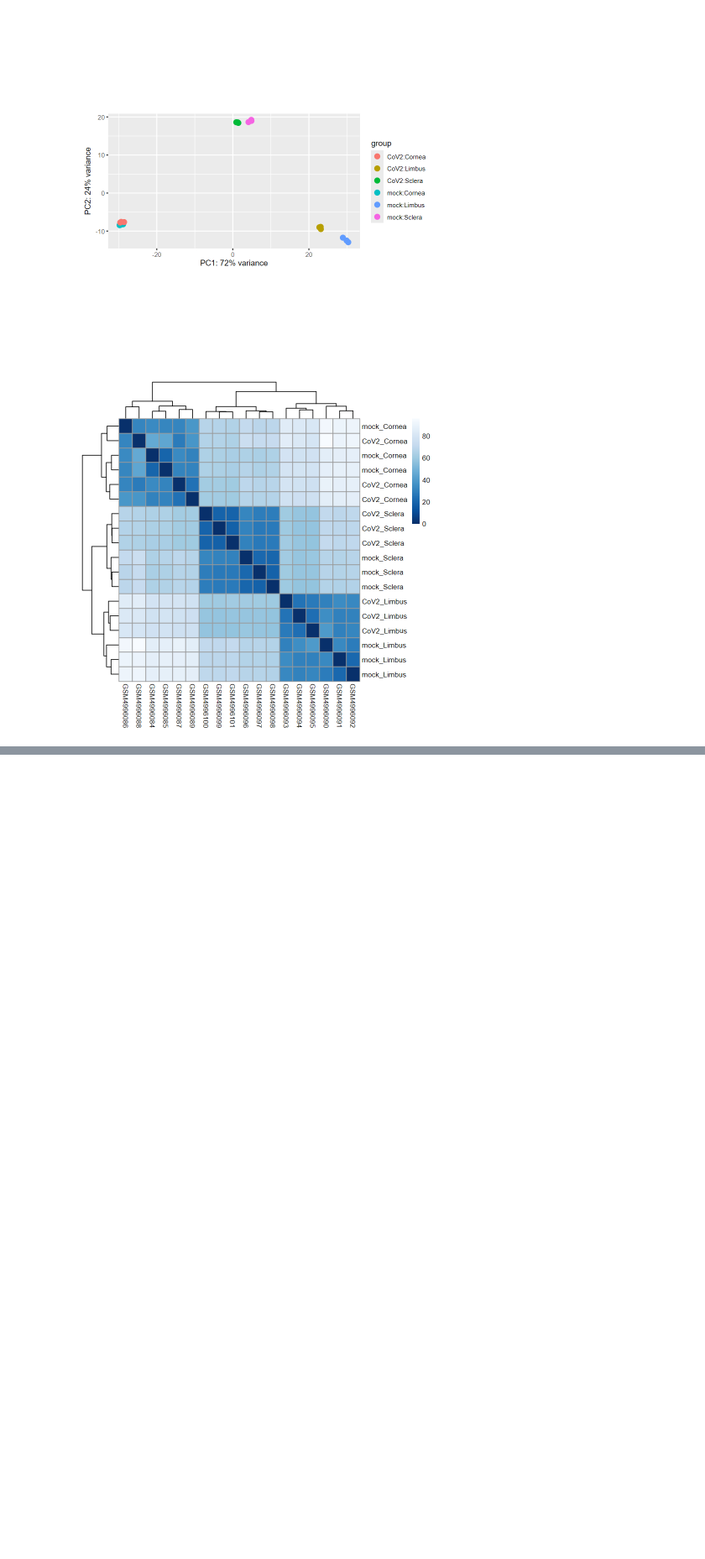
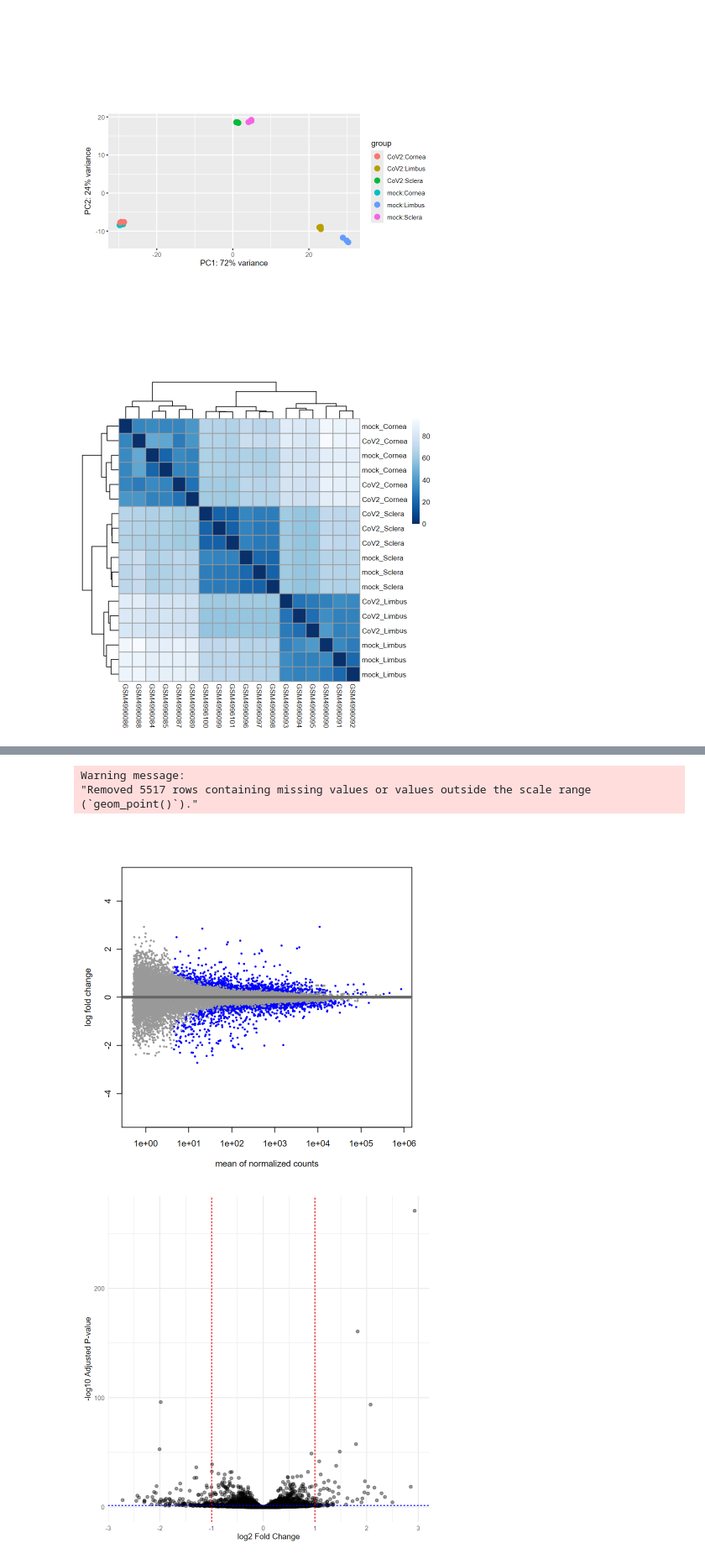
Before and after one commit to meshik/bioinformatics-code-hub, a Jupyter notebook: transcriptomics/bulk/DESeq2/r.ipynb, the cells around one changed output, grey strips where cells are left out. Shown at 84% size. Drawn from its saved outputs; the diff is of its cells as text; code cells hidden in the pictures; blank space fills up the shorter version.

Commit message:
initial differential expression plots

```diff
--- a/transcriptomics/bulk/DESeq2/r.ipynb
+++ b/transcriptomics/bulk/DESeq2/r.ipynb
@@ -175,0 +198,21 @@ low counts [2]     : 5517, 23%
+# %%
+## Now let's visualize differential expression
+library(ggplot2, quietly = TRUE)
+# MA-plot
+plotMA(res, ylim = c(-5, 5))
+
+# Volcano plot
+res$gene <- rownames(res)
+ggplot(res, aes(x = log2FoldChange, y = -log10(padj))) +
+  geom_point(alpha = 0.4) +
+  theme_minimal() +
+  xlab("log2 Fold Change") +
+  ylab("-log10 Adjusted P-value") +
+  geom_vline(xintercept = c(-1, 1), col = "red", linetype = "dashed") +
+  geom_hline(yintercept = -log10(0.05), col = "blue", linetype = "dashed")
+# %% [output]
+Warning message:
+"Removed 5517 rows containing missing values or values outside the scale range
+(`geom_point()`)."
+[figure, added]
+[figure, added]
```
Also changed, not shown: parts of 5 cells of this notebook.
